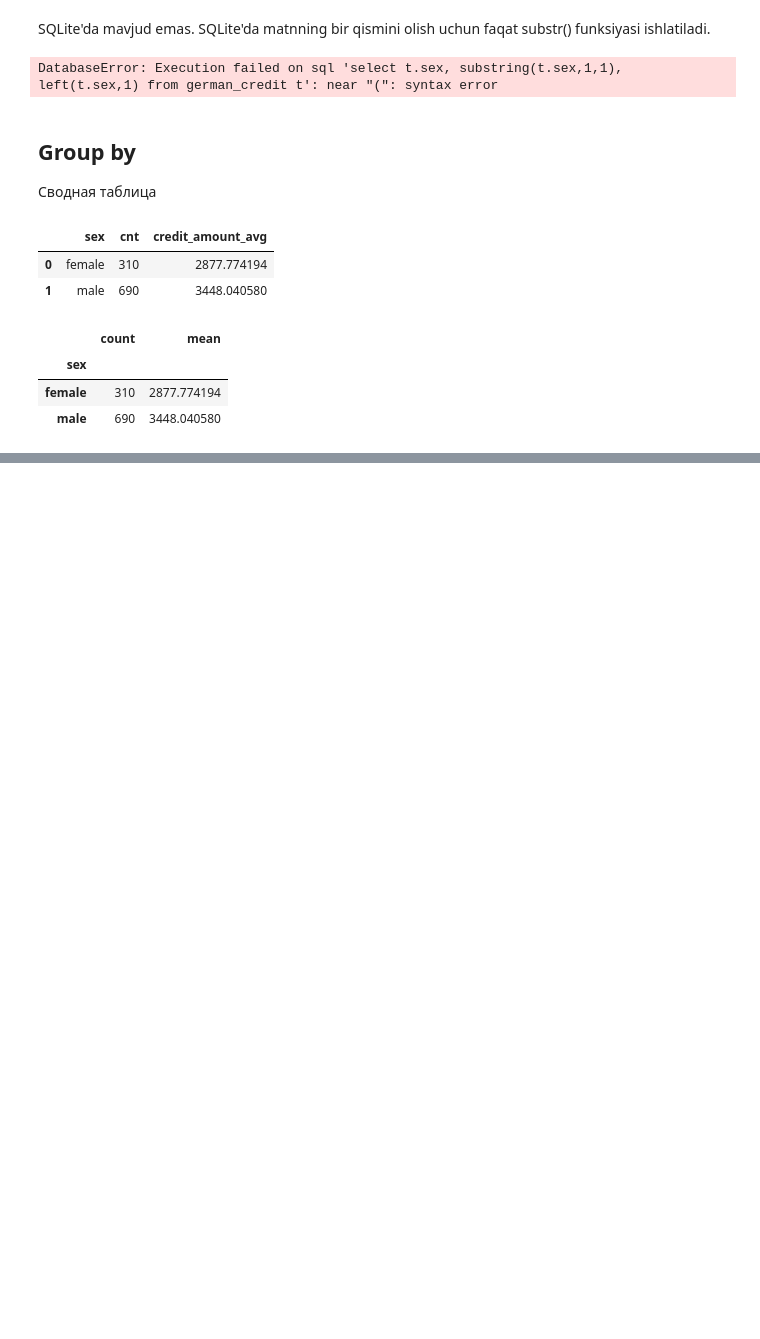
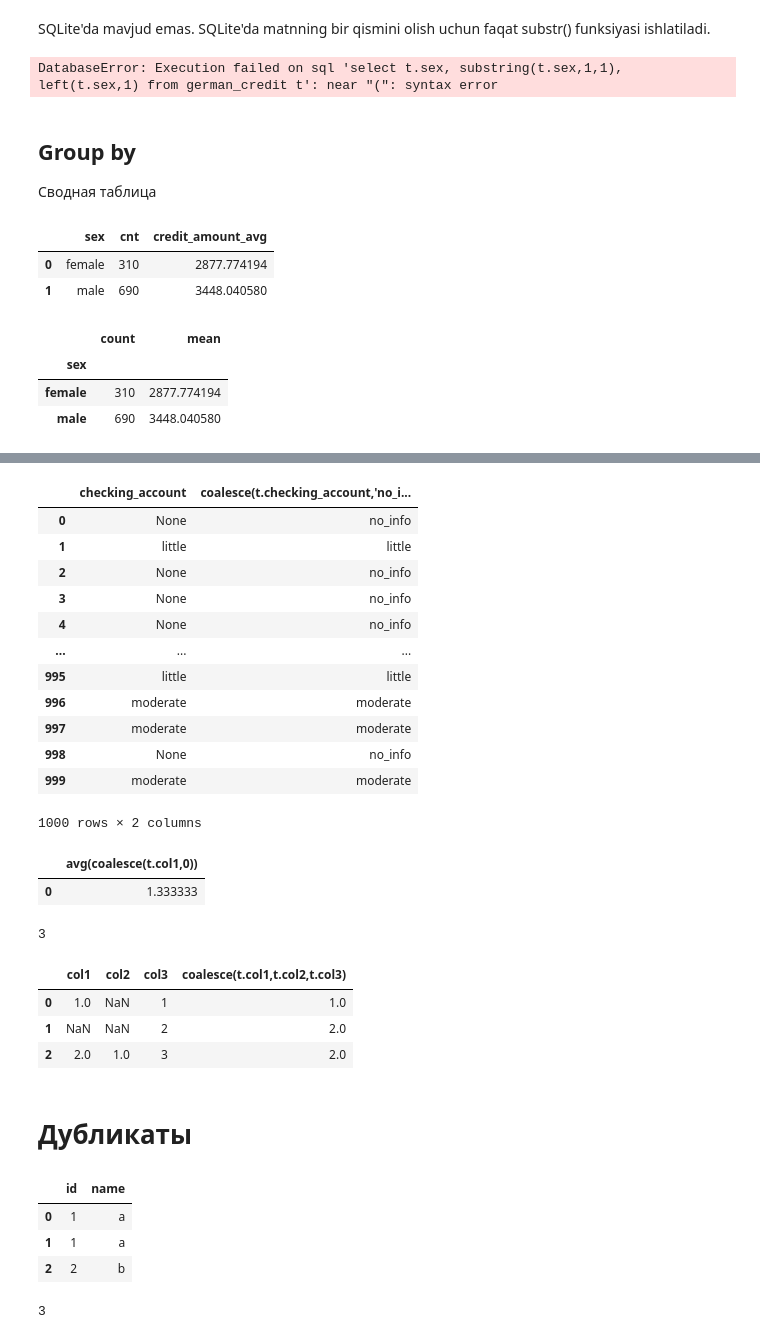
Before and after one commit to bakhodirabdullayevich/SQL_notebooks, a Jupyter notebook: SQLite3.ipynb, the cells around one changed output, grey strips where cells are left out. Saved outputs shown, nothing was run; the diff lists cells and outputs as text; code cells hidden in the pictures; blank space fills up the shorter version.

```diff
--- a/SQLite3.ipynb
+++ b/SQLite3.ipynb
@@ -423,0 +514,8 @@ select(sql)
+# %%
+sql = '''select
+
+t.checking_account,
+
+coalesce(t.checking_account,'no_info')
+
+from german_credit t'''
@@ -423,0 +537,16 @@ select(sql)
+# %%
+select(sql)
+# %% [output]
+|  | checking_account | coalesce(t.checking_account,'no_i... |
+| 0 | None | no_info |
+| 1 | little | little |
+| 2 | None | no_info |
+| 3 | None | no_info |
+| 4 | None | no_info |
+| ... | ... | ... |
+| 995 | little | little |
+| 996 | moderate | moderate |
+| 997 | moderate | moderate |
+| 998 | None | no_info |
+| 999 | moderate | moderate |
+1000 rows × 2 columns
@@ -423,0 +555,5 @@ select(sql)
+# %%
+select(sql)
+# %% [output]
+|  | avg(coalesce(t.col1,0)) |
+| 0 | 1.333333 |
@@ -423,0 +564,4 @@ select(sql)
+# %%
+t.to_sql('null_test',con,index=False,if_exists='replace')
+# %% [output]
+3
@@ -423,0 +570,9 @@ select(sql)
+# %%
+select(sql)
+# %% [output]
+|  | col1 | col2 | col3 | coalesce(t.col1,t.col2,t.col3) |
+| 0 | 1.0 | NaN | 1 | 1.0 |
+| 1 | NaN | NaN | 2 | 2.0 |
+| 2 | 2.0 | 1.0 | 3 | 2.0 |
+# %% [markdown]
+# Дубликаты
@@ -423,0 +581,11 @@ select(sql)
+# %%
+t
+# %% [output]
+|  | id | name |
+| 0 | 1 | a |
+| 1 | 1 | a |
+| 2 | 2 | b |
+# %%
+t.to_sql('dupl_test',con,index=False,if_exists='replace')
+# %% [output]
+3
```
Also changed, not shown: parts of 42 cells of this notebook.
